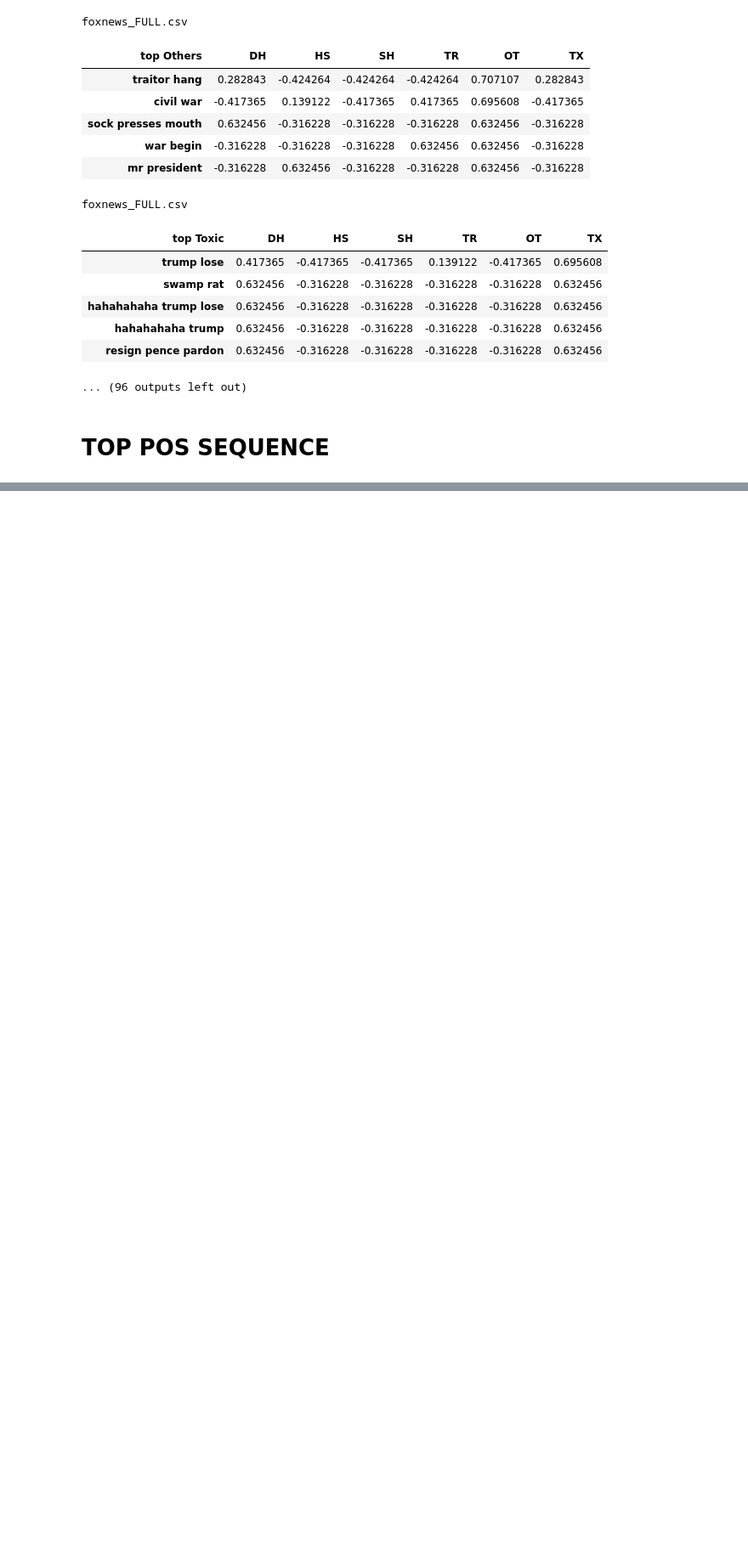
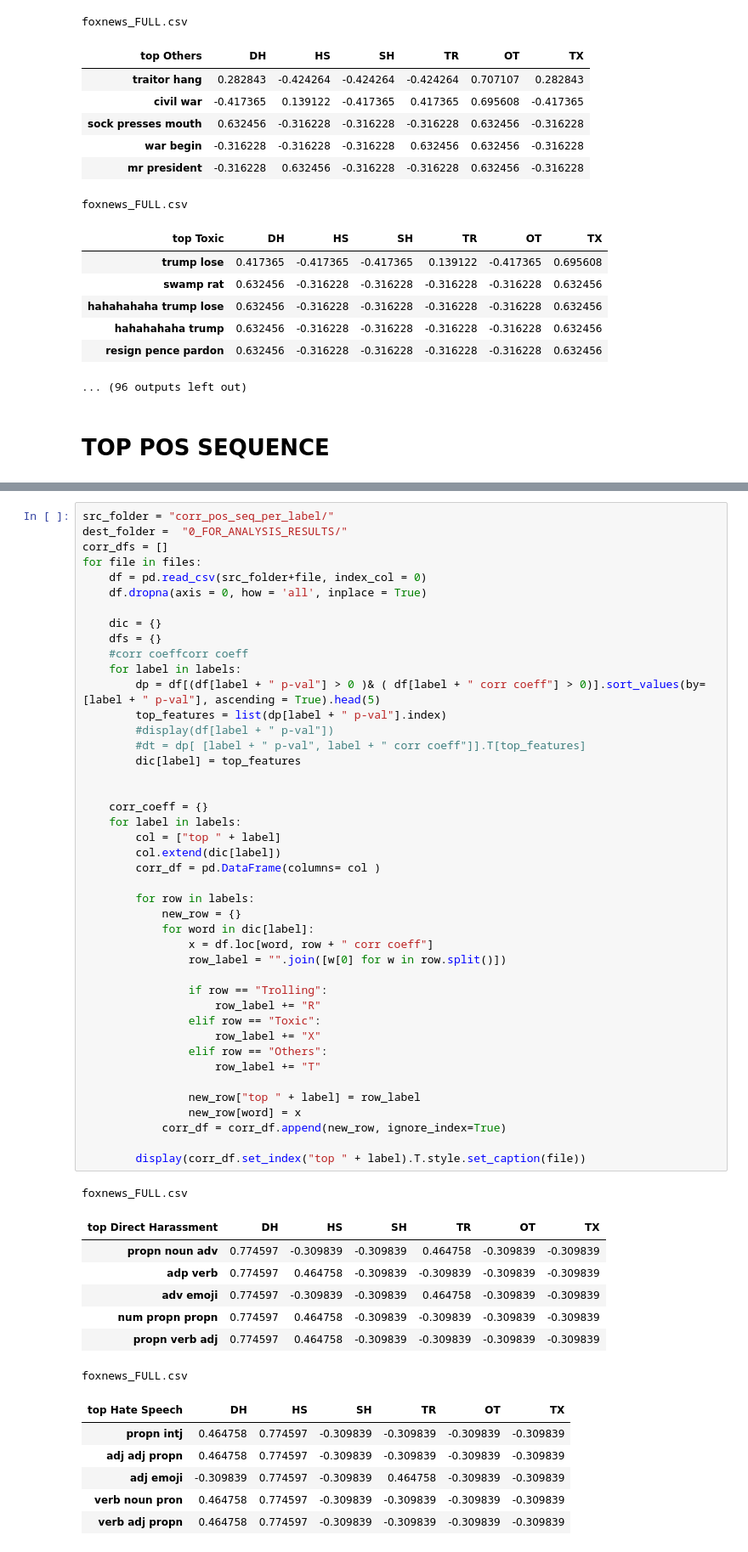
Before and after one commit to feebeef/Twitch-Chat-Log-Toxicity-Analysis, a Jupyter notebook: TFIDF-SCORES/TOP_WORDS.ipynb, the cells around one changed output, grey strips where cells are left out. Shown: that part at 85% size. Saved outputs shown, nothing was run; the diff lists cells and outputs as text; blank space fills up the shorter version.

```diff
--- a/TFIDF-SCORES/TOP_WORDS.ipynb
+++ b/TFIDF-SCORES/TOP_WORDS.ipynb
@@ -350,0 +327,58 @@ for file in files:
+# %%
+src_folder = "corr_pos_seq_per_label/"
+dest_folder =  "0_FOR_ANALYSIS_RESULTS/"
+corr_dfs = []
+for file in files:
+    df = pd.read_csv(src_folder+file, index_col = 0)
+    df.dropna(axis = 0, how = 'all', inplace = True)
+
+    dic = {}
+    dfs = {}
+    #corr coeffcorr coeff
+    for label in labels:
+        dp = df[(df[label + " p-val"] > 0 )& ( df[label + " corr coeff"] > 0)].sort_values(by=[label + " p-val"], ascending = True).head(5)
+        top_features = list(dp[label + " p-val"].index)
+        #display(df[label + " p-val"])
+        #dt = dp[ [label + " p-val", label + " corr coeff"]].T[top_features]
+        dic[label] = top_features
+
+
+    corr_coeff = {}
+    for label in labels:
+        col = ["top " + label]
+        col.extend(dic[label])
+        corr_df = pd.DataFrame(columns= col )
+
+        for row in labels:
+            new_row = {}
+            for word in dic[label]:
+                x = df.loc[word, row + " corr coeff"]
+                row_label = "".join([w[0] for w in row.split()])
+
+                if row == "Trolling":
+                    row_label += "R"
+                elif row == "Toxic":
+                    row_label += "X"
+                elif row == "Others":
+                    row_label += "T"
+
+                new_row["top " + label] = row_label
+                new_row[word] = x
+            corr_df = corr_df.append(new_row, ignore_index=True)
+
+        display(corr_df.set_index("top " + label).T.style.set_caption(file))
+# %% [output]
+foxnews_FULL.csv
+| top Direct Harassment | DH | HS | SH | TR | OT | TX |
+| propn noun adv | 0.774597 | -0.309839 | -0.309839 | 0.464758 | -0.309839 | -0.309839 |
+| adp verb | 0.774597 | 0.464758 | -0.309839 | -0.309839 | -0.309839 | -0.309839 |
+| adv emoji | 0.774597 | -0.309839 | -0.309839 | 0.464758 | -0.309839 | -0.309839 |
+| num propn propn | 0.774597 | 0.464758 | -0.309839 | -0.309839 | -0.309839 | -0.309839 |
+| propn verb adj | 0.774597 | 0.464758 | -0.309839 | -0.309839 | -0.309839 | -0.309839 |
+foxnews_FULL.csv
+| top Hate Speech | DH | HS | SH | TR | OT | TX |
+| propn intj | 0.464758 | 0.774597 | -0.309839 | -0.309839 | -0.309839 | -0.309839 |
+| adj adj propn | 0.464758 | 0.774597 | -0.309839 | -0.309839 | -0.309839 | -0.309839 |
+| adj emoji | -0.309839 | 0.774597 | -0.309839 | 0.464758 | -0.309839 | -0.309839 |
+| verb noun pron | 0.464758 | 0.774597 | -0.309839 | -0.309839 | -0.309839 | -0.309839 |
+| verb adj propn | 0.464758 | 0.774597 | -0.309839 | -0.309839 | -0.309839 | -0.309839 |
```
Also changed, not shown: parts of 5 cells of this notebook, 39 other files.
